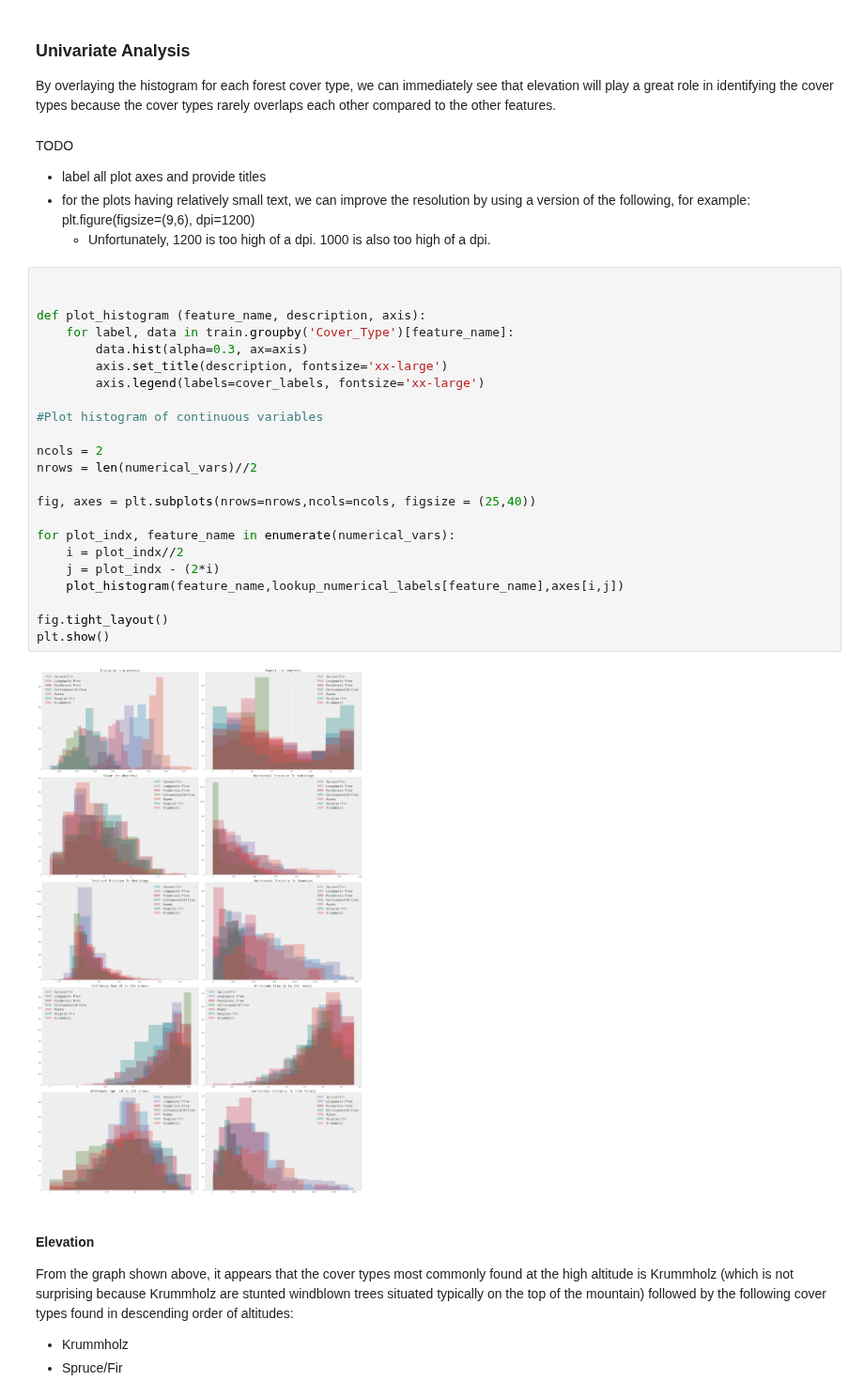
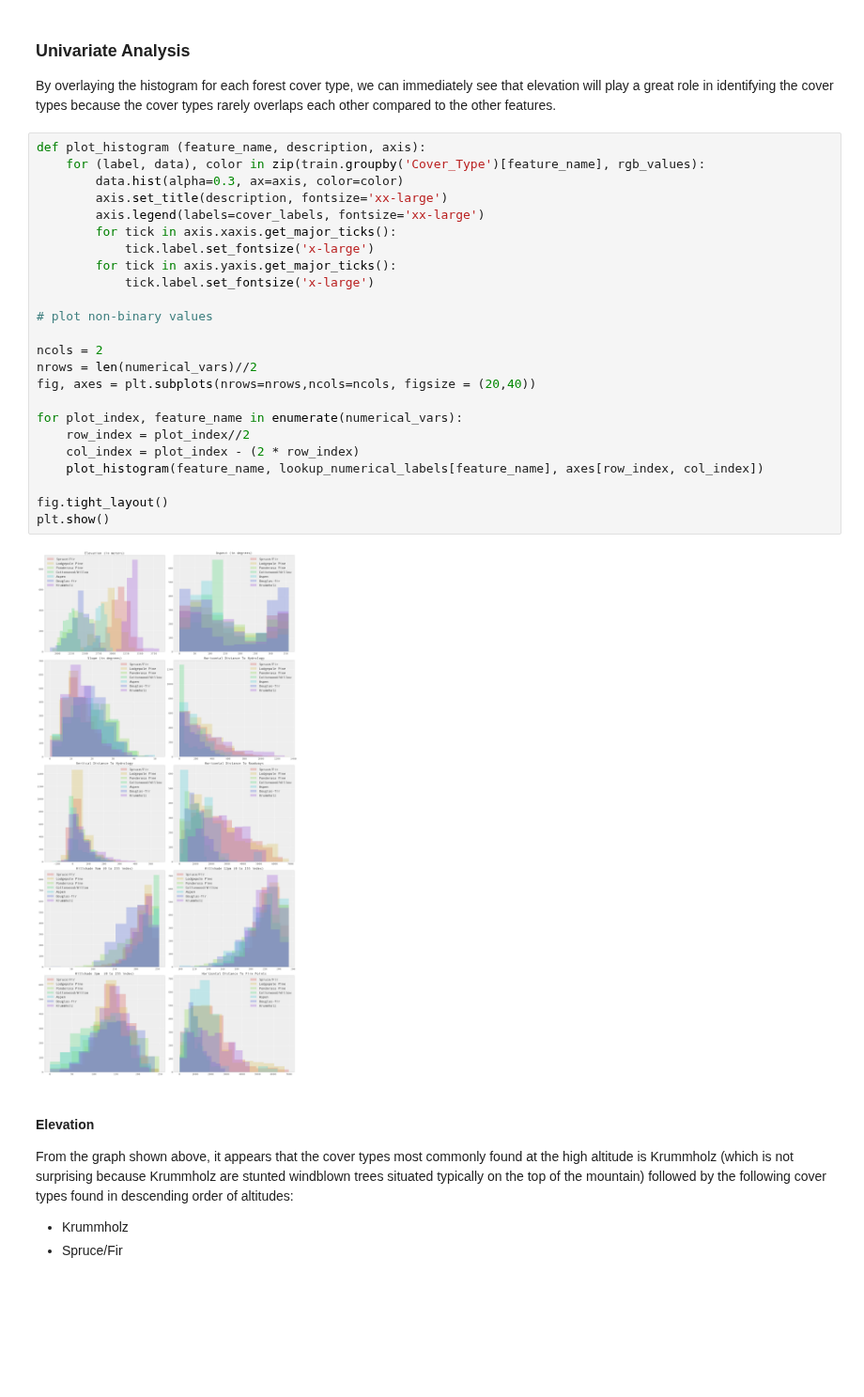
Before and after one commit to tiffapedia/w207-final, a Jupyter notebook: DivyaGorantla_RamIyer_TiffanyJaya_SteveSanders.ipynb, the cells around one changed output. Shown at 94% size. Saved outputs shown, nothing was run; the diff lists cells and outputs as text; blank space fills up the shorter version.

Commit message:
fix font size and color in univariate analysis plot

```diff
--- a/DivyaGorantla_RamIyer_TiffanyJaya_SteveSanders.ipynb
+++ b/DivyaGorantla_RamIyer_TiffanyJaya_SteveSanders.ipynb
@@ -425,36 +422,32 @@ print('any missing values? {}'.format(train.isnull().sum().sum() > 0))
 ### Univariate Analysis
 
 By overlaying the histogram for each forest cover type, we can immediately see that elevation will play a great role in identifying the cover types because the cover types rarely overlaps each other compared to the other features.
-# %% [markdown]
-TODO
-- label all plot axes and provide titles
-- for the plots having relatively small text, we can improve the resolution by using a version of the following, for example: plt.figure(figsize=(9,6), dpi=1200)
-  - Unfortunately, 1200 is too high of a dpi. 1000 is also too high of a dpi.
 # %%
-
-
 def plot_histogram (feature_name, description, axis):
-    for label, data in train.groupby('Cover_Type')[feature_name]:
-        data.hist(alpha=0.3, ax=axis)
+    for (label, data), color in zip(train.groupby('Cover_Type')[feature_name], rgb_values):
+        data.hist(alpha=0.3, ax=axis, color=color)
         axis.set_title(description, fontsize='xx-large')
         axis.legend(labels=cover_labels, fontsize='xx-large')
+        for tick in axis.xaxis.get_major_ticks():
+            tick.label.set_fontsize('x-large')
+        for tick in axis.yaxis.get_major_ticks():
+            tick.label.set_fontsize('x-large')
 
-#Plot histogram of continuous variables
+# plot non-binary values
 
 ncols = 2
 nrows = len(numerical_vars)//2
+fig, axes = plt.subplots(nrows=nrows,ncols=ncols, figsize = (20,40))
 
-fig, axes = plt.subplots(nrows=nrows,ncols=ncols, figsize = (25,40))
-
-for plot_indx, feature_name in enumerate(numerical_vars):
-    i = plot_indx//2
-    j = plot_indx - (2*i)
-    plot_histogram(feature_name,lookup_numerical_labels[feature_name],axes[i,j])
+for plot_index, feature_name in enumerate(numerical_vars):
+    row_index = plot_index//2
+    col_index = plot_index - (2 * row_index)
+    plot_histogram(feature_name, lookup_numerical_labels[feature_name], axes[row_index, col_index])
 
 fig.tight_layout()
 plt.show()
 # %% [output]
-[figure, old version]
+[figure, new version]
 # %% [markdown]
 #### Elevation
 
```
Also changed, not shown: parts of 4 cells of this notebook.
